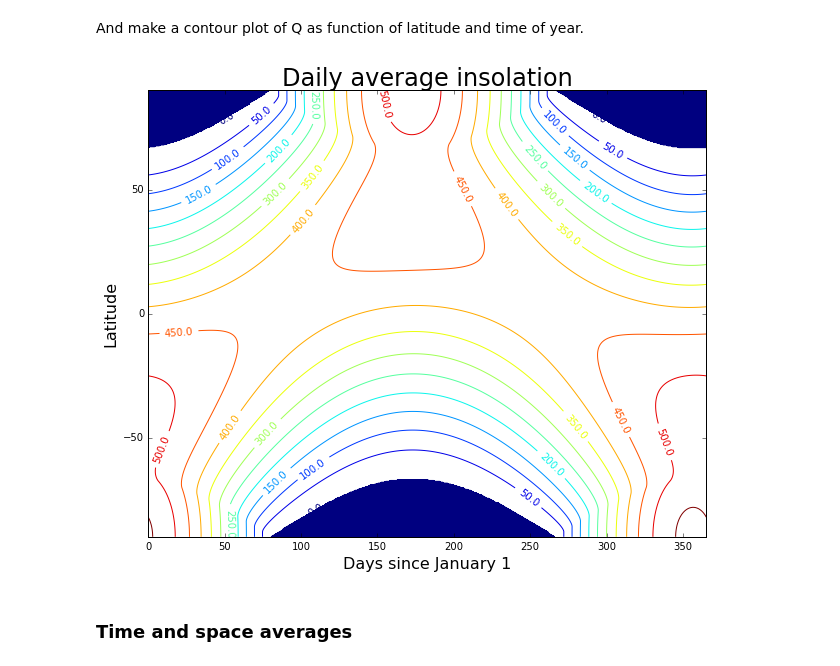
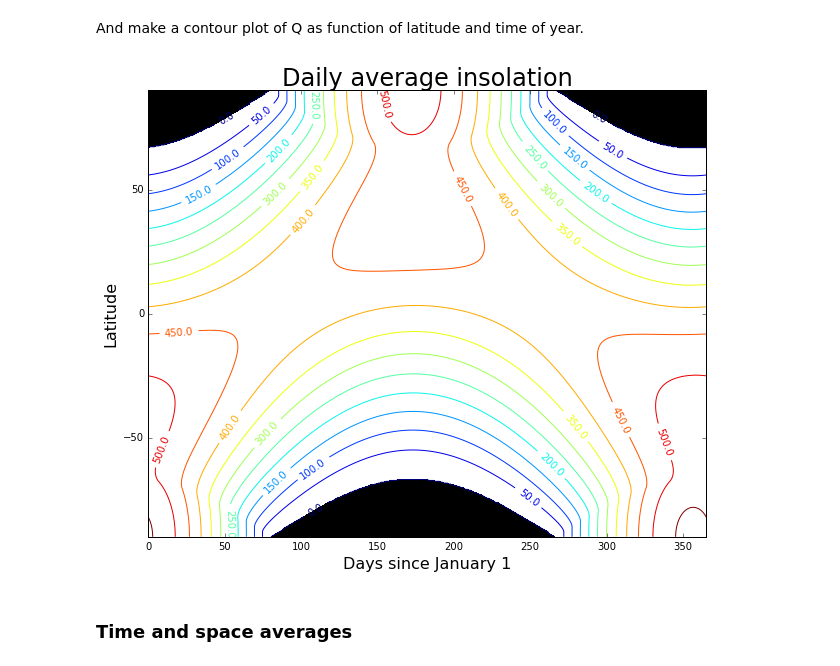
Before and after one commit to brian-rose/ClimateModeling_courseware, a Jupyter notebook: Lectures/Lecture11 -- Insolation.ipynb, the cells around one changed output. Drawn from its saved outputs; the diff is of its cells as text; code cells hidden in the pictures.

Commit message:
Fix some problems with plotting single contours (matplotlib defaults seem to have changed)

```diff
--- a/Lectures/Lecture11 -- Insolation.ipynb
+++ b/Lectures/Lecture11 -- Insolation.ipynb
@@ -221,14 +221,14 @@ And make a contour plot of Q as function of latitude and time of year.
 # %%
 ax = plt.figure( figsize=(10,8) ).add_subplot(111)
 CS = ax.contour( days, lat, Q , levels = np.arange(0., 600., 50.) )
 ax.clabel(CS, CS.levels, inline=True, fmt='%r', fontsize=10)
 ax.set_xlabel('Days since January 1', fontsize=16 )
 ax.set_ylabel('Latitude', fontsize=16 )
 ax.set_title('Daily average insolation', fontsize=24 )
-ax.contourf ( days, lat, Q, levels=[0., 0.] )
+ax.contourf ( days, lat, Q, levels=[-1000., 0.], colors='k' )
 plt.show()
 # %% [output]
-[figure, old version]
+[figure, new version]
 # %% [markdown]
 ### Time and space averages
 # %% [markdown]
```
Also changed, not shown: parts of 1 cell of this notebook, 1 other file.
